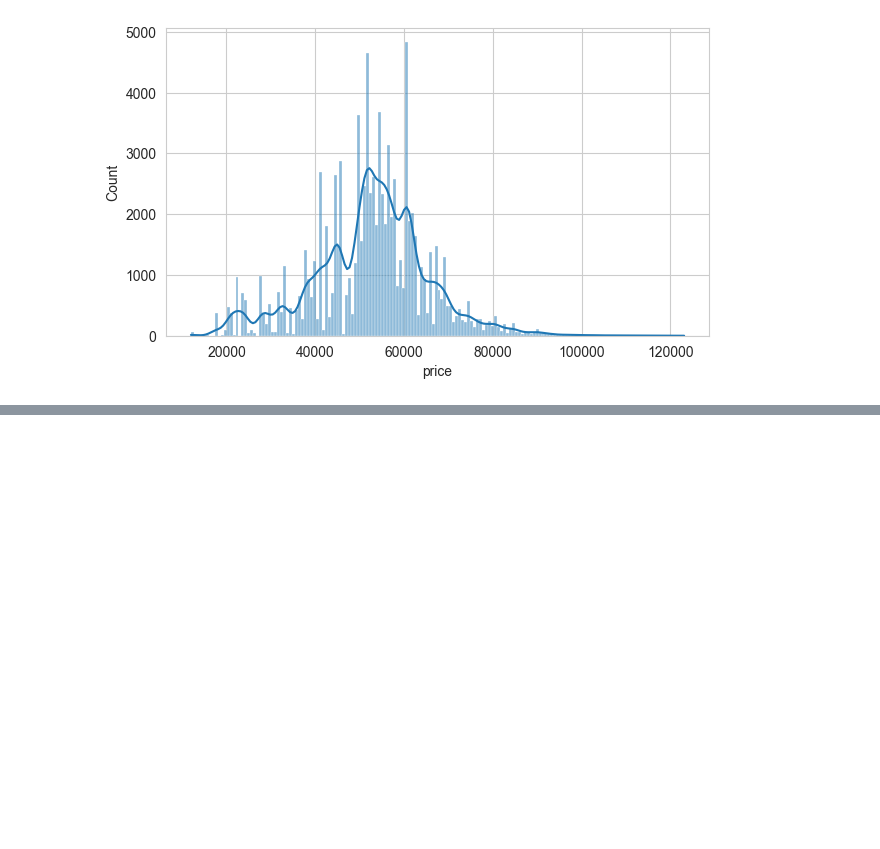
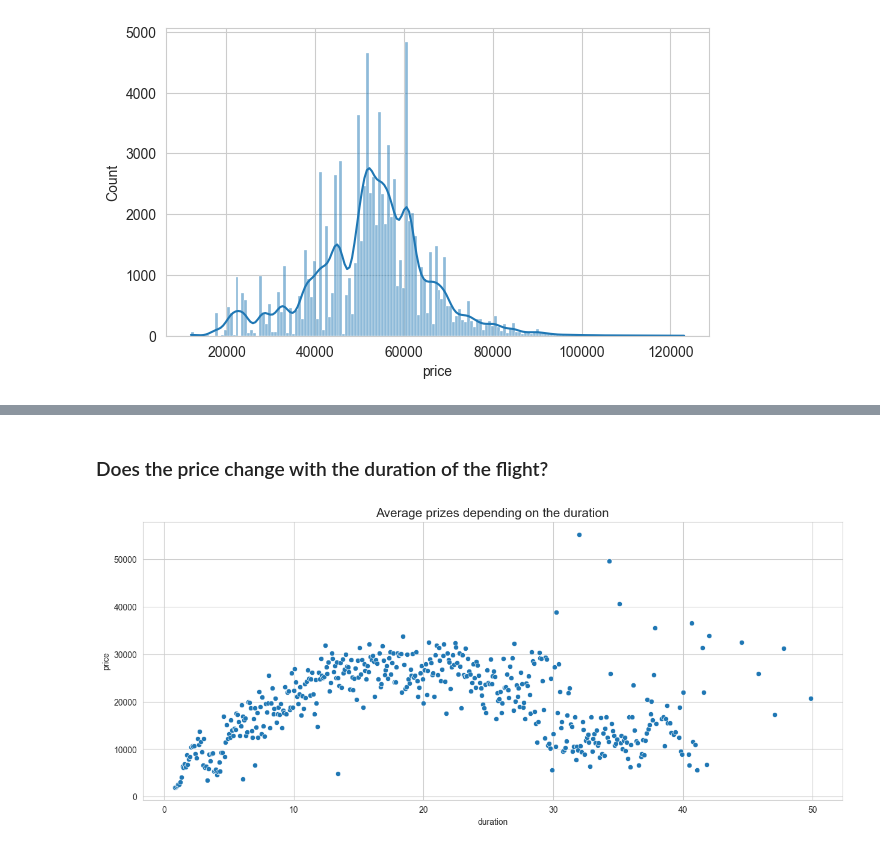
Before and after one commit to abubinfahd/mlops, a Jupyter notebook: airline_eda.ipynb, the cells around one changed output, grey strips where cells are left out. Cells and saved outputs as stored; diff of their text form; code cells hidden in the pictures; blank space fills up the shorter version.

```diff
--- a/airline_eda.ipynb
+++ b/airline_eda.ipynb
@@ -91,0 +163,11 @@ plt.show()
+# %% [markdown]
+### Does the price change with the duration of the flight?
+# %%
+df_temp = df.groupby(['duration'])['price'].mean().reset_index()
+
+plt.figure(figsize=(15,6))
+ax = sns.scatterplot(x="duration", y="price", data=df_temp)
+ax.set_title("Average prizes depending on the duration",fontsize=15)
+plt.show()
+# %% [output]
+[figure, added]
```
Also changed, not shown: parts of 14 cells of this notebook.
